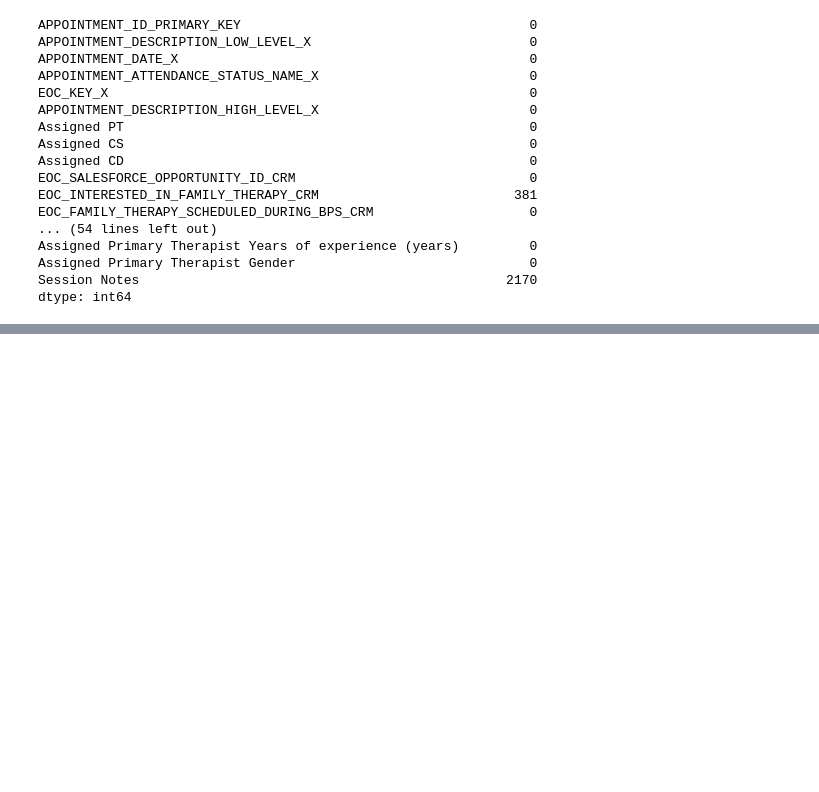
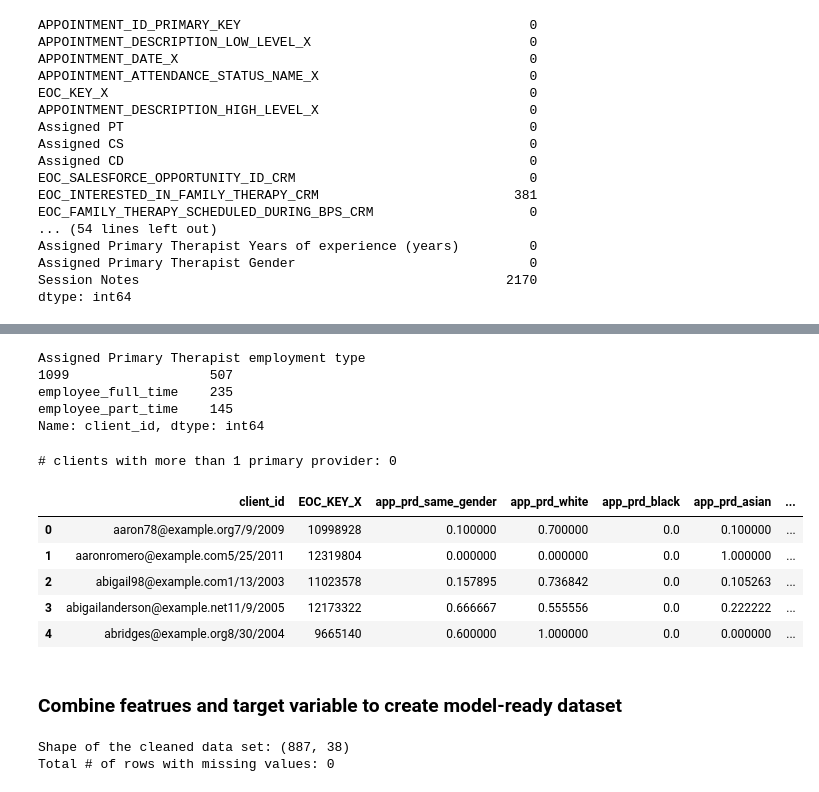
Before and after one commit to yxy1104/mh-discharge-survival-analysis, a Jupyter notebook: mh_discharge_sa_data_eda.ipynb, the cells around one changed output, grey strips where cells are left out. Drawn from its saved outputs; the diff is of its cells as text; code cells hidden in the pictures; blank space fills up the shorter version.

Commit message:
finish data EDA and feature creation

```diff
--- a/mh_los_eda.ipynb
+++ b/mh_discharge_sa_data_eda.ipynb
@@ -325,0 +415,27 @@ Before any further data EDA between the target variable and eligible features, I
+# %%
+# calculate % appointment providers with the same gender identity as the client
+df['app_prd_same_gender'] = np.where(df['Appointment Provider Gender'] == df.gender, 1, 0)
+
+# calculate % appointment providers by race
+df['app_prd_white'] = np.where(df['Appointment Provider Race'] == 'White', 1, 0)
+df['app_prd_asian'] = np.where(df['Appointment Provider Race'] == 'Asian', 1, 0)
+df['app_prd_black'] = np.where(df['Appointment Provider Race'] == 'Black or African American', 1, 0)
+df['app_prd_hispanic'] = np.where(df['Appointment Provider Race'] == 'Hispanic or Latino', 1, 0)
+
+df['app_prd_full_time'] = np.where(df['Appointment Provider employment type'] == 'employee_full_time', 1, 0)
+df['app_prd_part_time'] = np.where(df['Appointment Provider employment type'] == 'employee_part_time', 1, 0)
+df['app_prd_contractor'] = np.where(df['Appointment Provider employment type'] == '1099', 1, 0)
+
+# aggregate appointment provider info
+app_prd_stats = df.groupby(['client_id', 'EOC_KEY_X']).agg(
+    app_prd_same_gender = ('app_prd_same_gender', 'mean'),
+    app_prd_white = ('app_prd_white', 'mean'),
+    app_prd_black = ('app_prd_black', 'mean'),
+    app_prd_asian = ('app_prd_asian', 'mean'),
+    app_prd_hispanic = ('app_prd_hispanic', 'mean'),
+    app_prd_full_time = ('app_prd_full_time', 'mean'),
+    app_prd_part_time = ('app_prd_part_time', 'mean'),
+    app_prd_contractor = ('app_prd_contractor', 'mean'),
+    app_prd_median_tenure = ('Appointment Provider Years of experience (years)', 'median'),
+    app_prd_median_tenure_ch = ('Appointment Provider Charlie Health tenure (years)', 'median'),
+).reset_index()
@@ -325,0 +462,39 @@ Before any further data EDA between the target variable and eligible features, I
+# %%
+df.groupby('Assigned Primary Therapist employment type').client_id.nunique().sort_values(ascending = False)
+# %% [output]
+Assigned Primary Therapist employment type
+1099                  507
+employee_full_time    235
+employee_part_time    145
+Name: client_id, dtype: int64
+# %%
+print('# clients with more than 1 primary provider:', sum(df.groupby('client_id')['Assigned PT'].nunique() > 1))
+# %% [output]
+# clients with more than 1 primary provider: 0
+# %%
+# calculate median tenure of primary providers
+pri_prd_stats = df.groupby(['client_id', 'EOC_KEY_X']).agg(
+    pri_prd_median_tenure = ('Assigned Primary Therapist Years of experience (years)', 'median'),
+    pri_prd_median_tenure_ch = ('Assigned Primary Therapist Charlie Health tenure (years)', 'median'),
+).reset_index()
+
+pri_prd = df[['client_id', 'EOC_KEY_X', 'Assigned Primary Therapist Gender', 'Assigned Primary Therapist Race', 'Assigned Primary Therapist employment type']].drop_duplicates(subset = ['client_id', 'EOC_KEY_X'], keep = 'last')\
+.rename(columns = {
+    'Assigned Primary Therapist Gender': 'pri_prd_gender',
+    'Assigned Primary Therapist Race': 'pri_prd_race',
+    'Assigned Primary Therapist employment type': 'pri_prd_emp_type'
+})
+# %%
+df_prd = pd.merge(app_prd_stats, pri_prd, 'left', on = ['client_id', 'EOC_KEY_X'])
+df_prd = pd.merge(df_prd, pri_prd_stats, 'left', on = ['client_id', 'EOC_KEY_X']).drop_duplicates(subset = ['client_id', 'EOC_KEY_X'], keep = 'last')
+# %%
+df_prd.head()
+# %% [output]
+|  | client_id | EOC_KEY_X | app_prd_same_gender | app_prd_white | app_prd_black | app_prd_asian | ... |
+| 0 | aaron78@example.org7/9/2009 | 10998928 | 0.100000 | 0.700000 | 0.0 | 0.100000 | ... |
+| 1 | aaronromero@example.com5/25/2011 | 12319804 | 0.000000 | 0.000000 | 0.0 | 1.000000 | ... |
+| 2 | abigail98@example.com1/13/2003 | 11023578 | 0.157895 | 0.736842 | 0.0 | 0.105263 | ... |
+| 3 | abigailanderson@example.net11/9/2005 | 12173322 | 0.666667 | 0.555556 | 0.0 | 0.222222 | ... |
+| 4 | abridges@example.org8/30/2004 | 9665140 | 0.600000 | 1.000000 | 0.0 | 0.000000 | ... |
+# %% [markdown]
+### Combine featrues and target variable to create model-ready dataset
@@ -325,0 +510,6 @@ Before any further data EDA between the target variable and eligible features, I
+# %%
+print('Shape of the cleaned data set:', df_all.shape)
+print('Total # of rows with missing values:', df_all.isnull().sum().sum())
+# %% [output]
+Shape of the cleaned data set: (887, 38)
+Total # of rows with missing values: 0
```
Also changed, not shown: parts of 83 cells of this notebook, 1 other file.
